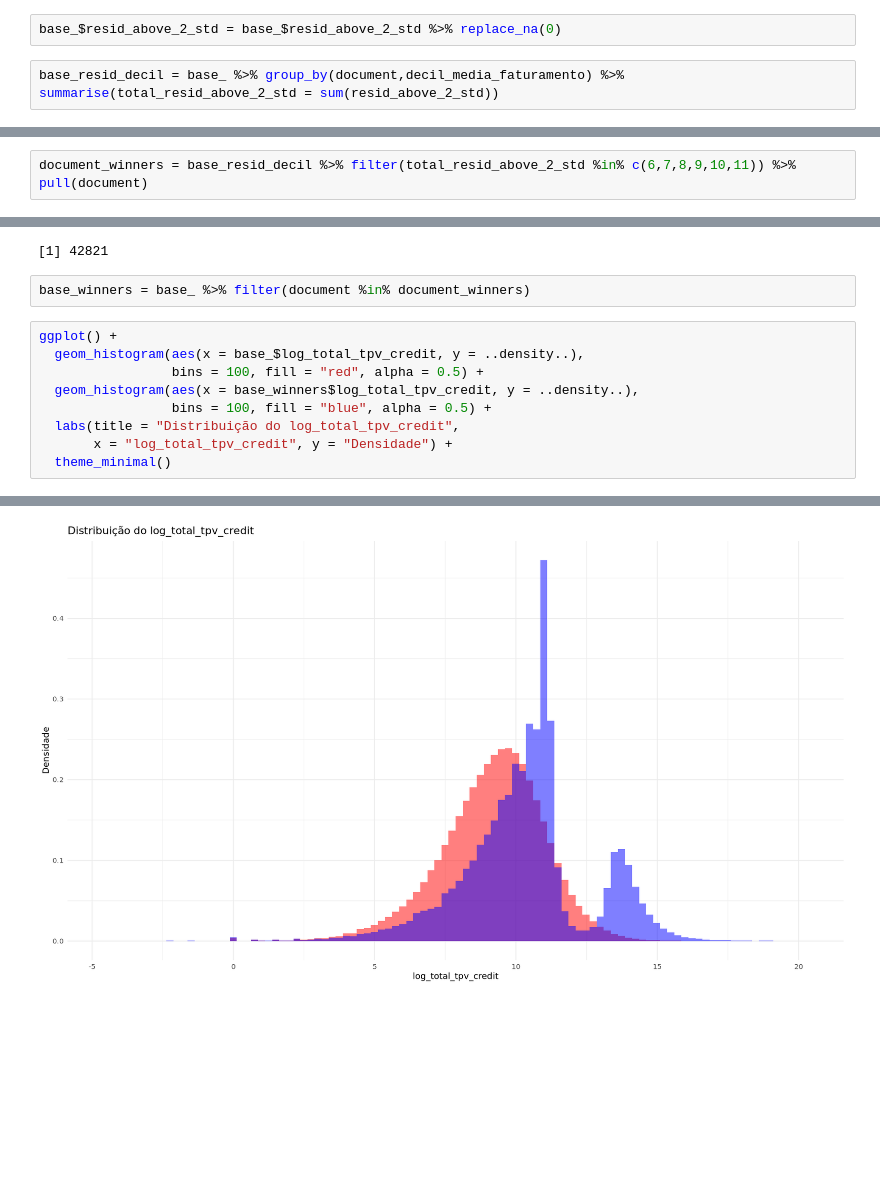
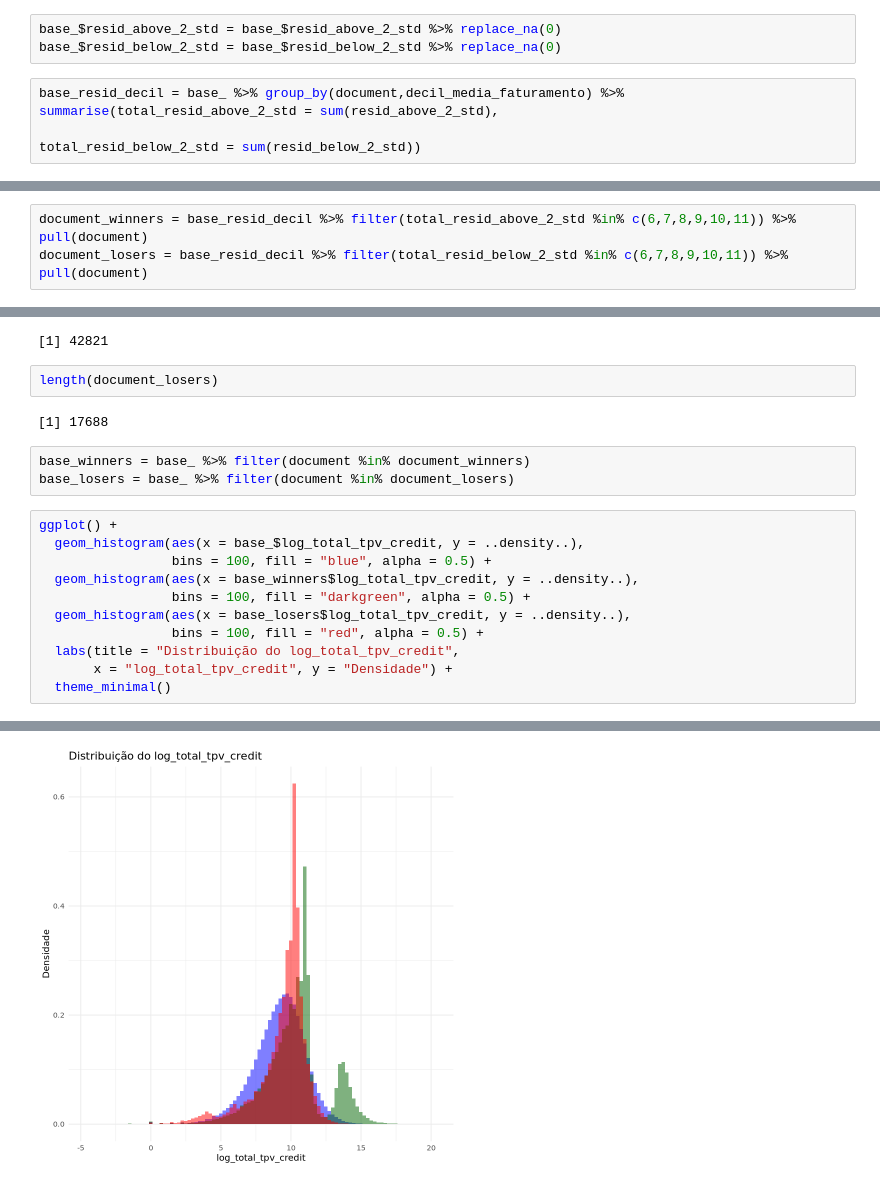
Before and after one commit to guilhermefigueira-dev/projeto_vencedores, a Jupyter notebook: R_cnpj_vencedores.ipynb, the cells around one changed output, grey strips where cells are left out. Drawn from its saved outputs; the diff is of its cells as text; blank space fills up the shorter version.

```diff
--- a/R_cnpj_vencedores.ipynb
+++ b/R_cnpj_vencedores.ipynb
@@ -185,7 +186,9 @@ base_ = base %>% left_join(.,base_resid_decil,by=c("decil_media_faturamento")) %
 # %%
 base_$resid_above_2_std = base_$resid_above_2_std %>% replace_na(0)
+base_$resid_below_2_std = base_$resid_below_2_std %>% replace_na(0)
 # %%
-base_resid_decil = base_ %>% group_by(document,decil_media_faturamento) %>% summarise(total_resid_above_2_std = sum(resid_above_2_std))
+base_resid_decil = base_ %>% group_by(document,decil_media_faturamento) %>% summarise(total_resid_above_2_std = sum(resid_above_2_std),
+                                                                                     total_resid_below_2_std = sum(resid_below_2_std))
 # %% [output]
 `summarise()` has grouped output by 'document'. You can override using the
 `.groups` argument.
@@ -211,17 +214,25 @@ base_resid_decil %>%
 # %%
 document_winners = base_resid_decil %>% filter(total_resid_above_2_std %in% c(6,7,8,9,10,11)) %>% pull(document)
+document_losers = base_resid_decil %>% filter(total_resid_below_2_std %in% c(6,7,8,9,10,11)) %>% pull(document)
 # %%
 length(document_winners)
 # %% [output]
 [1] 42821
+# %%
+length(document_losers)
+# %% [output]
+[1] 17688
 # %%
 base_winners = base_ %>% filter(document %in% document_winners)
+base_losers = base_ %>% filter(document %in% document_losers)
 # %%
 ggplot() +
   geom_histogram(aes(x = base_$log_total_tpv_credit, y = ..density..),
+                 bins = 100, fill = "blue", alpha = 0.5) +
+  geom_histogram(aes(x = base_winners$log_total_tpv_credit, y = ..density..),
+                 bins = 100, fill = "darkgreen", alpha = 0.5) +
+  geom_histogram(aes(x = base_losers$log_total_tpv_credit, y = ..density..),
                  bins = 100, fill = "red", alpha = 0.5) +
-  geom_histogram(aes(x = base_winners$log_total_tpv_credit, y = ..density..),
-                 bins = 100, fill = "blue", alpha = 0.5) +
   labs(title = "Distribuição do log_total_tpv_credit",
        x = "log_total_tpv_credit", y = "Densidade") +
   theme_minimal()
@@ -233 +246 @@ Warning message:
-[figure, old version]
+[figure, new version]
```
Also changed, not shown: parts of 4 cells of this notebook, 1 other file.
